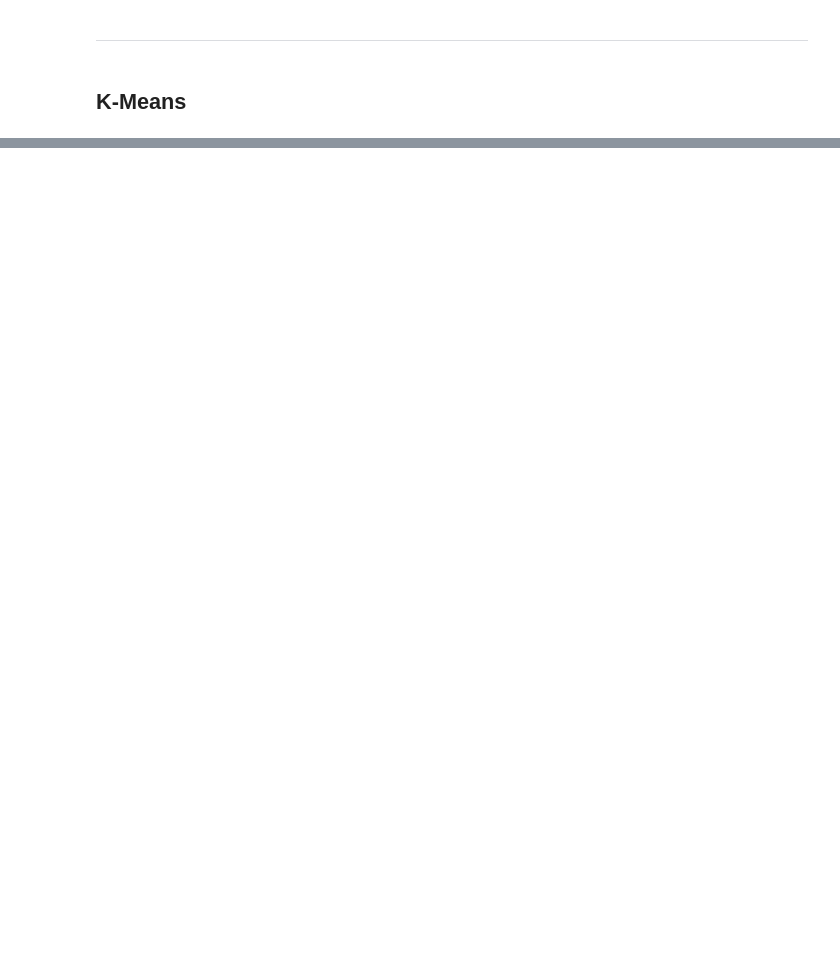
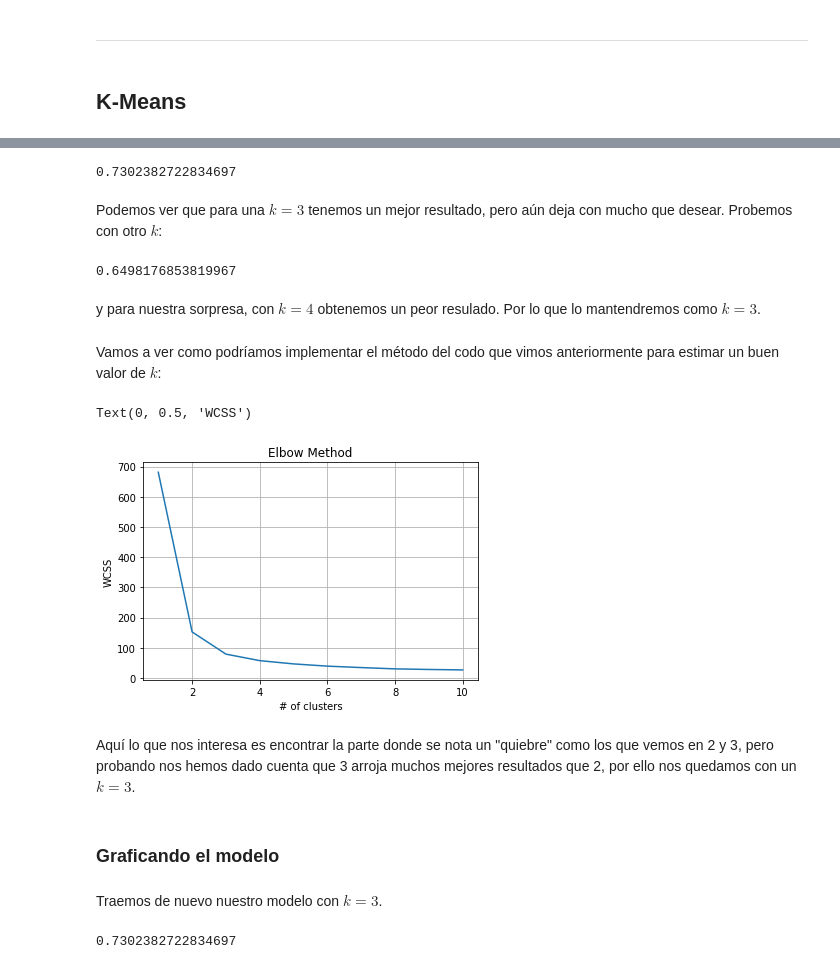
Before and after one commit to abdielgv162/Data-Science-Machine-Learning-Notes, a Jupyter notebook: Fundamentos_Practicos_de_Machine_Learning/Fundamentos_Practicos_de_Machine_Learning.ipynb, the cells around one changed output, grey strips where cells are left out. Drawn from its saved outputs; the diff is of its cells as text; code cells hidden in the pictures; blank space fills up the shorter version.

```diff
--- a/Fundamentos_Practicos_de_Machine_Learning/Fundamentos_Practicos_de_Machine_Learning.ipynb
+++ b/Fundamentos_Practicos_de_Machine_Learning/Fundamentos_Practicos_de_Machine_Learning.ipynb
@@ -2133,0 +2274,4 @@ Esto último nos arroja el resultado `True`, pero además nos descargará la ima
+# %%
+model = KMeans(n_clusters=2, max_iter = 1000) # k = 2
+model.fit(x) # Entrenamos con los valores
+y_labels = model.labels_ # Obtenemos las etiquetas basado en los datos que encontró
@@ -2133,0 +2298,60 @@ Esto último nos arroja el resultado `True`, pero además nos descargará la ima
+# %%
+model = KMeans(n_clusters=3, max_iter = 1000) # k = 3
+model.fit(x) # Entrenamos con los valores
+y_labels = model.labels_ # Obtenemos las etiquetas basado en los datos que encontró
+y_kmeans = model.predict(x)
+accuracy = metrics.adjusted_rand_score(Y_iris, y_kmeans) # Le pasamos la info previa y la predicha
+print(accuracy)
+# %% [output]
+0.7302382722834697
+# %% [markdown]
+Podemos ver que para una $k=3$ tenemos un mejor resultado, pero aún deja con mucho que desear. Probemos con otro $k$:
+# %%
+model = KMeans(n_clusters=4, max_iter = 1000) # k = 4
+model.fit(x) # Entrenamos con los valores
+y_labels = model.labels_ # Obtenemos las etiquetas basado en los datos que encontró
+y_kmeans = model.predict(x)
+accuracy = metrics.adjusted_rand_score(Y_iris, y_kmeans) # Le pasamos la info previa y la predicha
+print(accuracy)
+# %% [output]
+0.6498176853819967
+# %% [markdown]
+y para nuestra sorpresa, con $k=4$ obtenemos un peor resulado. Por lo que lo mantendremos como $k=3$.
+# %% [markdown]
+Vamos a ver como podríamos implementar el método del codo que vimos anteriormente para estimar un buen valor de $k$:
+# %%
+wcss = [] # (within-cluster sums of squares)
+
+
+for i in range (1, 11): # Número de K's a evaluar
+    kmeans = KMeans(n_clusters = i # Llamamos a evaluar al KMeans en el rango elegido
+                    , max_iter = 1000
+                    , random_state = 0)
+    kmeans.fit(x)
+    # .intertia_ --> Suma de distancias cuadradas de muestras a su centro de conglomerado más cercano.
+    # las agregamos a la lista wcss
+    wcss.append(kmeans.inertia_)
+
+plt.plot(range(1,11), wcss) #Dibuja X entre 1 y 10. En Y los valores de las sumas
+plt.title('Elbow Method')
+plt.grid()
+plt.xlabel('# of clusters')
+plt.ylabel('WCSS')
+# %% [output]
+Text(0, 0.5, 'WCSS')
+[figure, added]
+# %% [markdown]
+Aquí lo que nos interesa es encontrar la parte donde se nota un "quiebre" como los que vemos en 2 y 3, pero probando nos hemos dado cuenta que 3 arroja muchos mejores resultados que 2, por ello nos quedamos con un $k=3$.
+# %% [markdown]
+### Graficando el modelo
+# %% [markdown]
+Traemos de nuevo nuestro modelo con $k=3$.
+# %%
+model = KMeans(n_clusters=3, max_iter = 1000) # k = 3
+model.fit(x) # Entrenamos con los valores
+y_labels = model.labels_ # Obtenemos las etiquetas basado en los datos que encontró
+y_kmeans = model.predict(x)
+accuracy = metrics.adjusted_rand_score(Y_iris, y_kmeans) # Le pasamos la info previa y la predicha
+print(accuracy)
+# %% [output]
+0.7302382722834697
```
Also changed, not shown: parts of 44 cells of this notebook.
